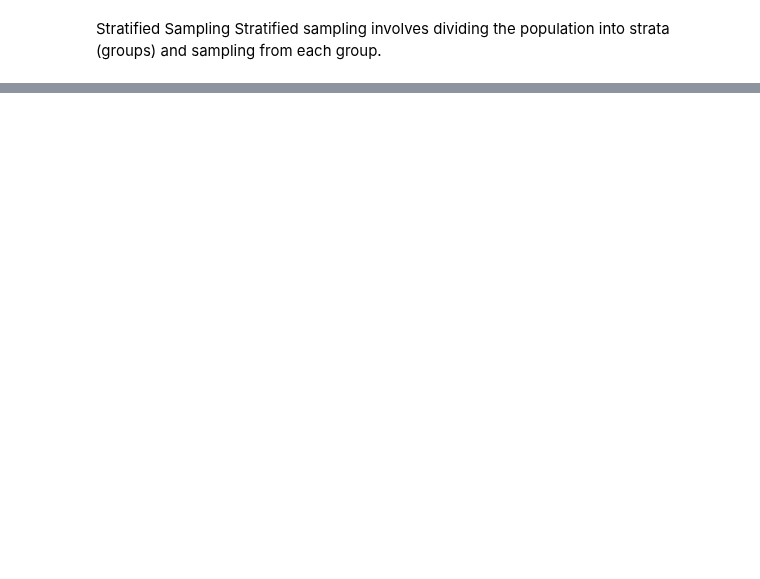
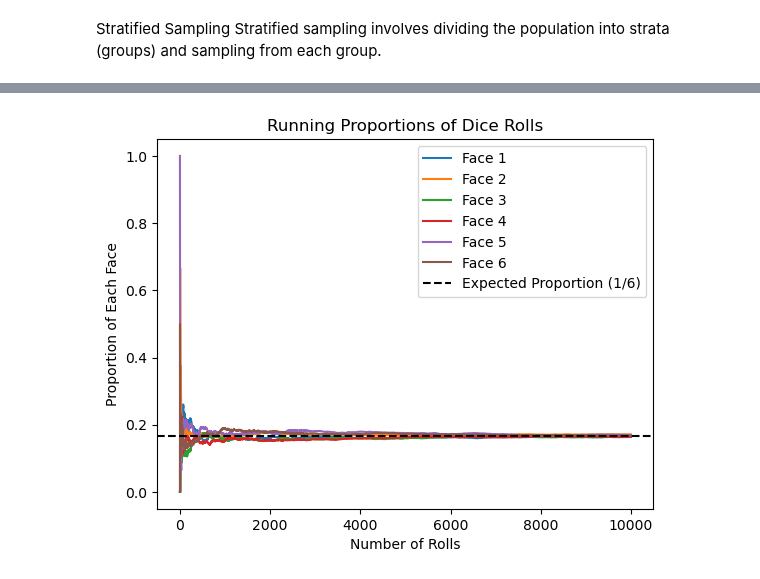
Before and after one commit to keithmmc/appliedstats, a Jupyter notebook: random.ipynb, the cells around one changed output, grey strips where cells are left out. Saved outputs shown, nothing was run; the diff lists cells and outputs as text; code cells hidden in the pictures; blank space fills up the shorter version.

```diff
--- a/random.ipynb
+++ b/random.ipynb
@@ -145,0 +188,20 @@ Stratified Sampling: {'Group A': [5, 3], 'Group B': [6, 7]}
+# %%
+# Simulate dice rolls
+num_rolls = 10000
+dice_results = [random.randint(1, 6) for _ in range(num_rolls)]
+
+# Calculate the running proportions of each face
+running_proportions = {i: [dice_results[:j].count(i) / j for j in range(1, num_rolls + 1)] for i in range(1, 7)}
+
+# Plot the running proportions
+for i in range(1, 7):
+    plt.plot(running_proportions[i], label=f"Face {i}")
+
+plt.axhline(1/6, color='black', linestyle='--', label="Expected Proportion (1/6)")
+plt.title("Running Proportions of Dice Rolls")
+plt.xlabel("Number of Rolls")
+plt.ylabel("Proportion of Each Face")
+plt.legend()
+plt.show()
+# %% [output]
+[figure, added]
```
Also changed, not shown: parts of 20 cells of this notebook.
